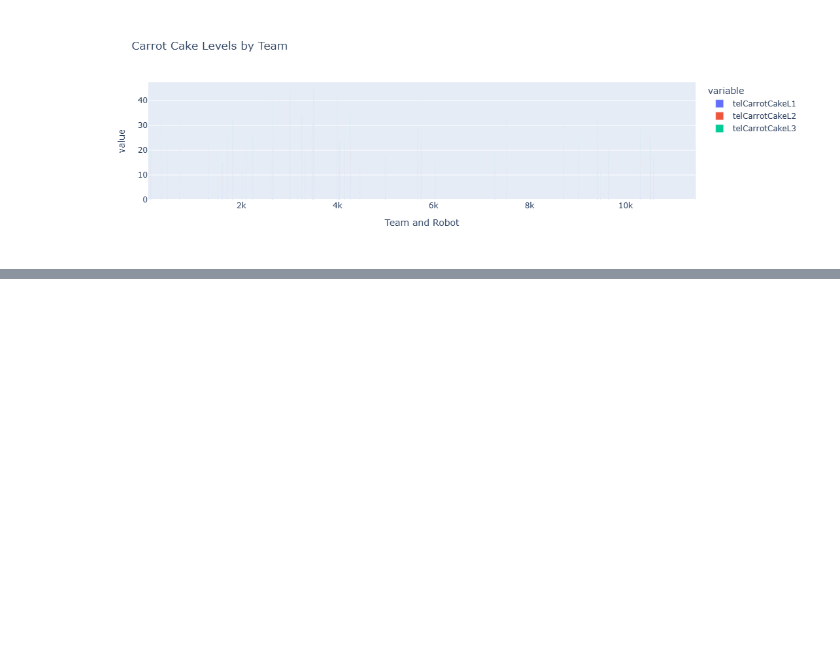
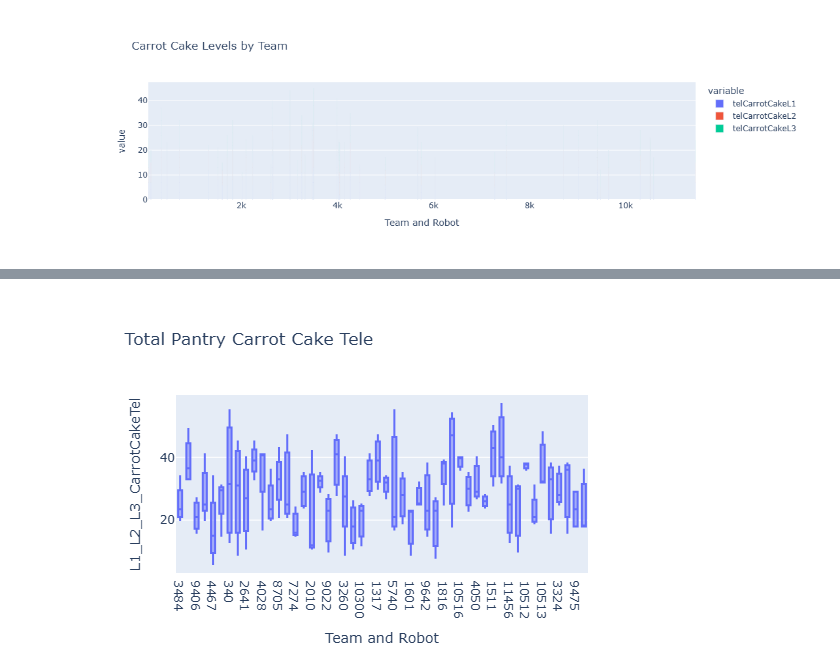
Before and after one commit to GirlsOfSteelRobotics/2026BunnyBotsScouting, a Jupyter notebook: notebooks/ruoxi.ipynb, the cells around one changed output, grey strips where cells are left out. Saved outputs shown, nothing was run; the diff lists cells and outputs as text; code cells hidden in the pictures; blank space fills up the shorter version.

```diff
--- a/notebooks/ruoxi.ipynb
+++ b/notebooks/ruoxi.ipynb
@@ -52,0 +60,7 @@ fig
+# %%
+scouted_data["L1_L2_L3_CarrotCakeTel"] = (scouted_data["telCarrotCakeL1"] + scouted_data["telCarrotCakeL2"] + scouted_data["telCarrotCakeL3"])
+
+fig = px.box(scouted_data, x = "Team and Robot",  y = "L1_L2_L3_CarrotCakeTel", title = "Total Pantry Carrot Cake Tele")
+fig
+# %% [output]
+[figure, added]
```
Also changed, not shown: parts of 2 cells of this notebook, 2 other files.
